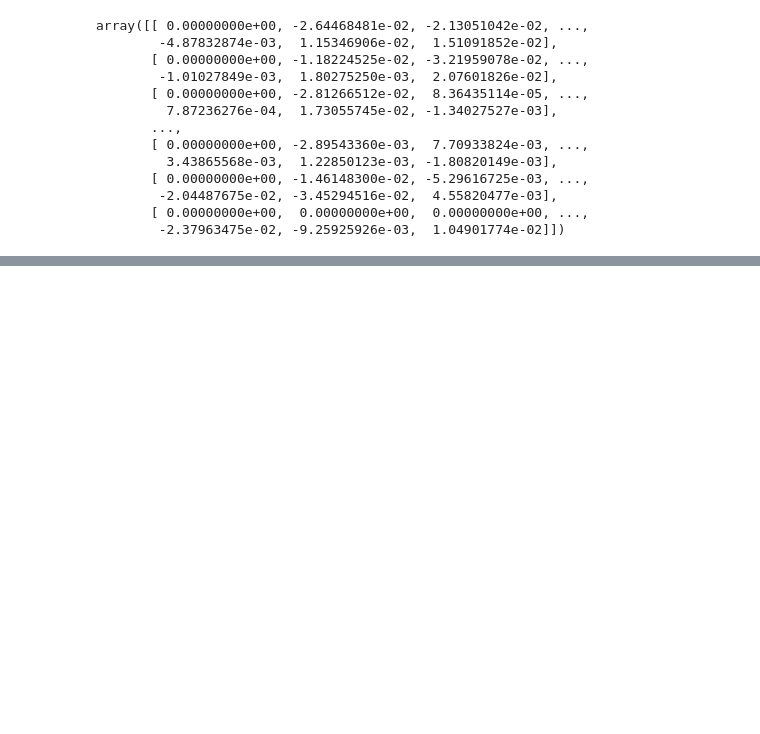
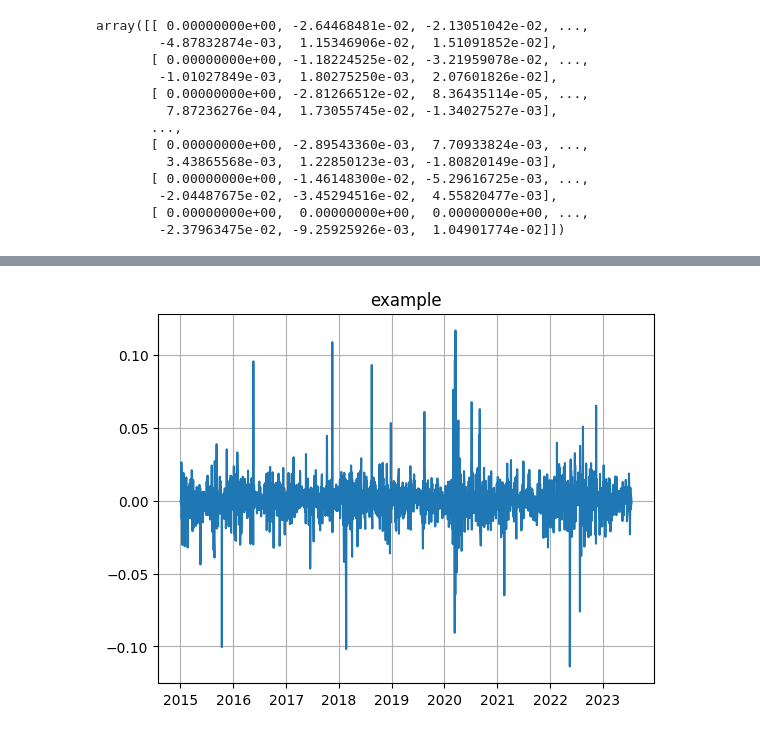
Before and after one commit to abhijay-agarwal/deep-learning-for-index-tracking, a Jupyter notebook: model.ipynb, the cells around one changed output, grey strips where cells are left out. Cells and saved outputs as stored; diff of their text form; code cells hidden in the pictures; blank space fills up the shorter version.

```diff
--- a/model.ipynb
+++ b/model.ipynb
@@ -346,0 +223,6 @@ plt.plot(test_dataset[2][0])
+# %%
+# train_data, test_data = train_test_split(vals, test_size=0.2, random_state=42)
+# get the first 27 rows of data from vals
+train_data = dow30_comps_returns.head(27)
+test_data = dow30_comps_returns.tail(3)
+train_data.shape, test_data.shape
@@ -346,0 +251,7 @@ plt.plot(test_dataset[2][0])
+# %%
+plt.grid()
+plt.plot(test_data[:1].transpose())
+plt.title("example")
+plt.show()
+# %% [output]
+[figure, added]
```
Also changed, not shown: parts of 54 cells of this notebook.
